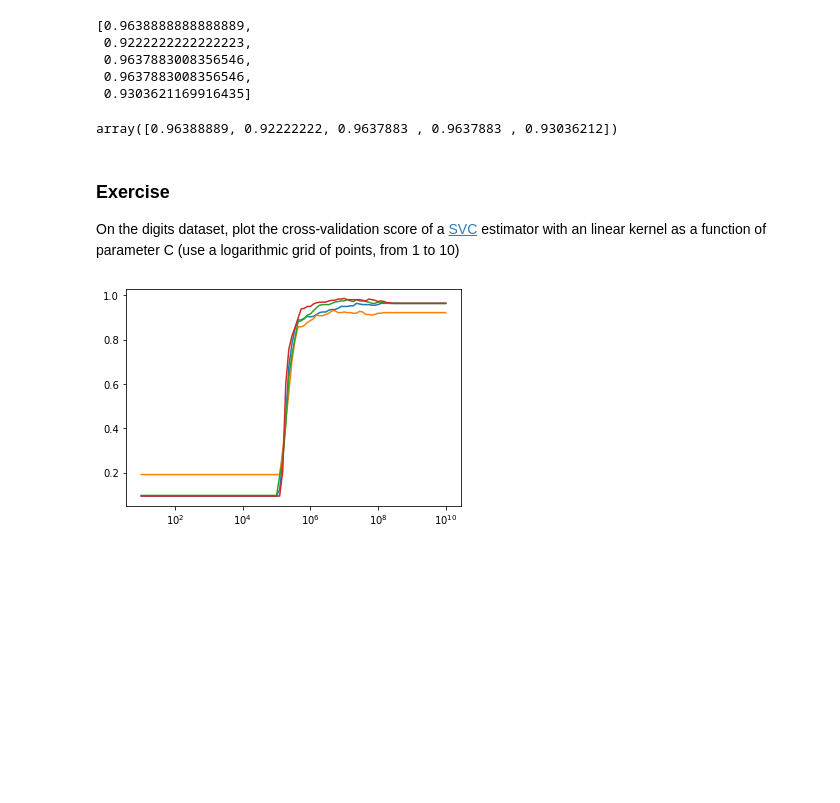
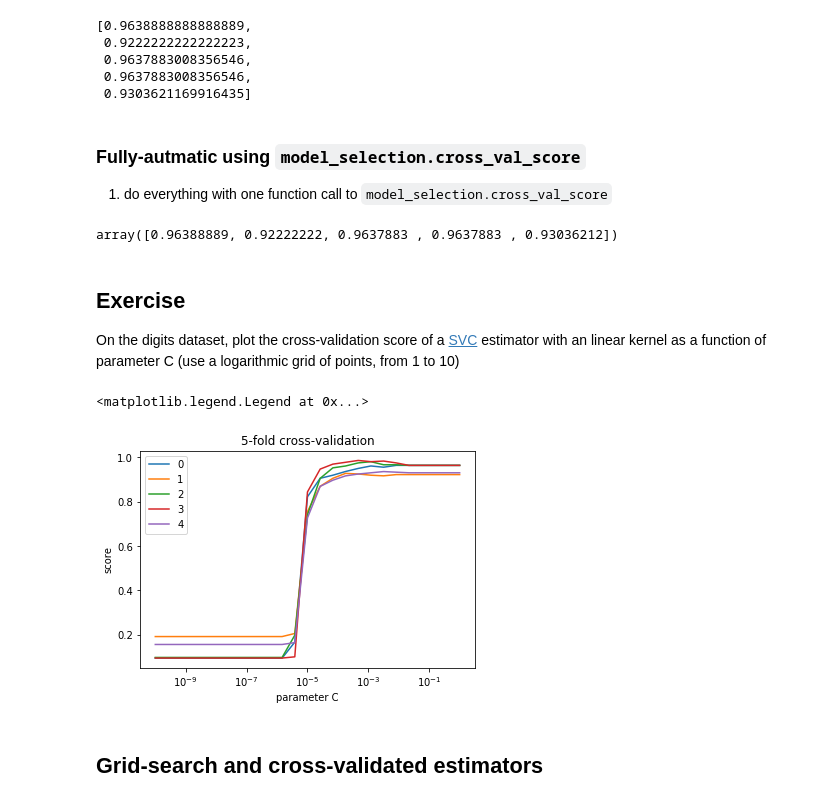
Before and after one commit to attilagk/scikit-learn, a Jupyter notebook: model_selection.ipynb, the cells around one changed output. Cells and saved outputs as stored; diff of their text form; code cells hidden in the pictures; blank space fills up the shorter version.

Commit message:
model selection mostly completed

```diff
--- a/model_selection.ipynb
+++ b/model_selection.ipynb
@@ -5,0 +15,8 @@ from matplotlib import pyplot as plt
+# %%
+nrow, ncol = (10, 10)
+fig, ax = plt.subplots(nrow, ncol, figsize=2 * plt.figaspect(1.3))
+for i in range(nrow * ncol):
+    axi = ax[i // ncol, i % ncol]
+    axi.imshow(np.reshape(digits.data[i], (8, 8)))
+    axi.set_axis_off()
+    axi.set_title(digits.target[i])
@@ -48,23 +90,34 @@ fivefold = KFold(n_splits=5)
  0.9637883008356546,
  0.9637883008356546,
  0.9303621169916435]
+# %% [markdown]
+### Fully-autmatic using `model_selection.cross_val_score`
+
+1. do everything with one function call to `model_selection.cross_val_score`
 # %%
 svc = svm.SVC(1.0, kernel='linear')
 cross_val_score(estimator=svc, X=digits.data, y=digits.target, cv=fivefold)
 # %% [output]
 array([0.96388889, 0.92222222, 0.9637883 , 0.9637883 , 0.93036212])
 # %% [markdown]
-### Exercise
+## Exercise
 
 On the digits dataset, plot the cross-validation score of a [SVC](https://scikit-learn.org/stable/modules/generated/sklearn.svm.SVC.html#sklearn.svm.SVC) estimator with an linear kernel as a function of parameter C (use a logarithmic grid of points, from 1 to 10)
 # %%
-xx = 10.0 ** (np.linspace(-10, 0, 100))
+xx = 10.0 ** (np.linspace(-10, 0, 25))
 scores = [cross_val_score(estimator=svm.SVC(C, kernel='linear'), X=digits.data, y=digits.target, cv=fivefold, n_jobs=-1) for C in xx]
 # %%
 yy = np.array(scores)
 fig, ax = plt.subplots(1)
-for i in range(4):
-    ax.plot(np.logspace(1, 10, 100), yy[:,i])
+for i in range(yy.shape[1]):
+    ax.plot(xx, yy[:,i])
 ax.set_xscale('log')
+ax.set_xlabel('parameter C')
+ax.set_ylabel('score')
+ax.set_title('5-fold cross-validation')
+ax.legend(tuple(str(i) for i in range(yy.shape[1])))
 # %% [output]
+<matplotlib.legend.Legend at 0x...>
-[figure, old version]
+[figure, new version]
+# %% [markdown]
+## Grid-search and cross-validated estimators
```
Also changed, not shown: parts of 20 cells of this notebook.
